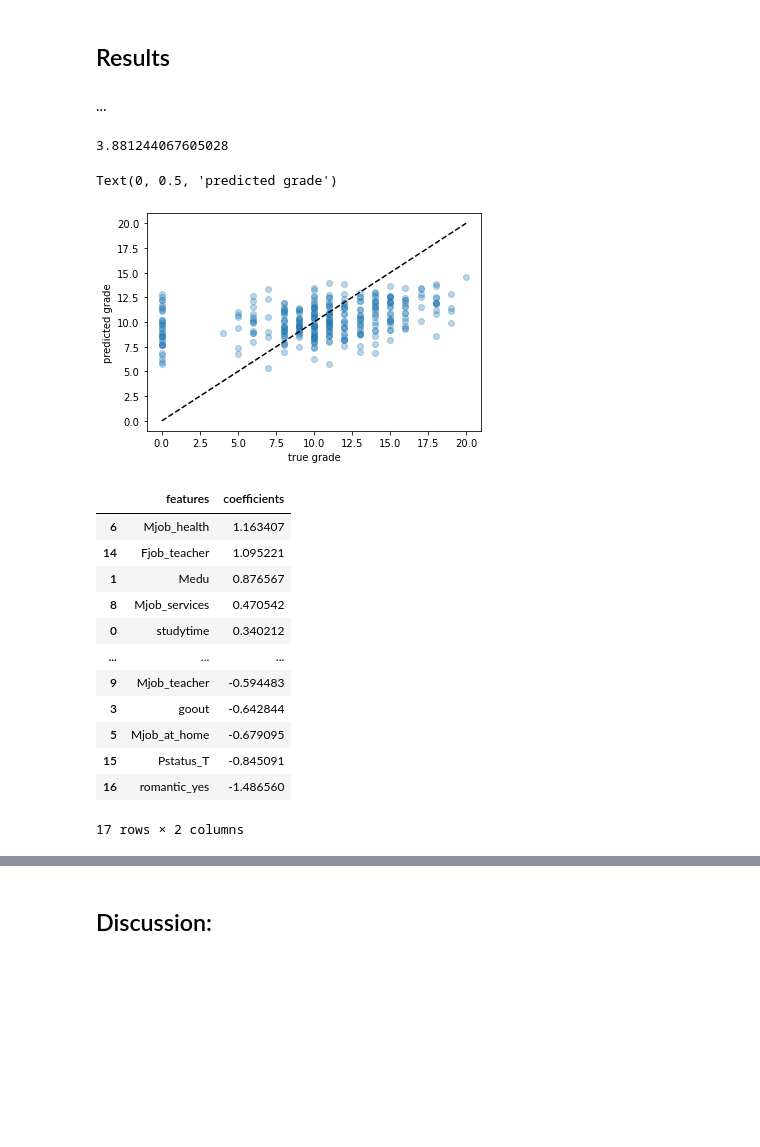
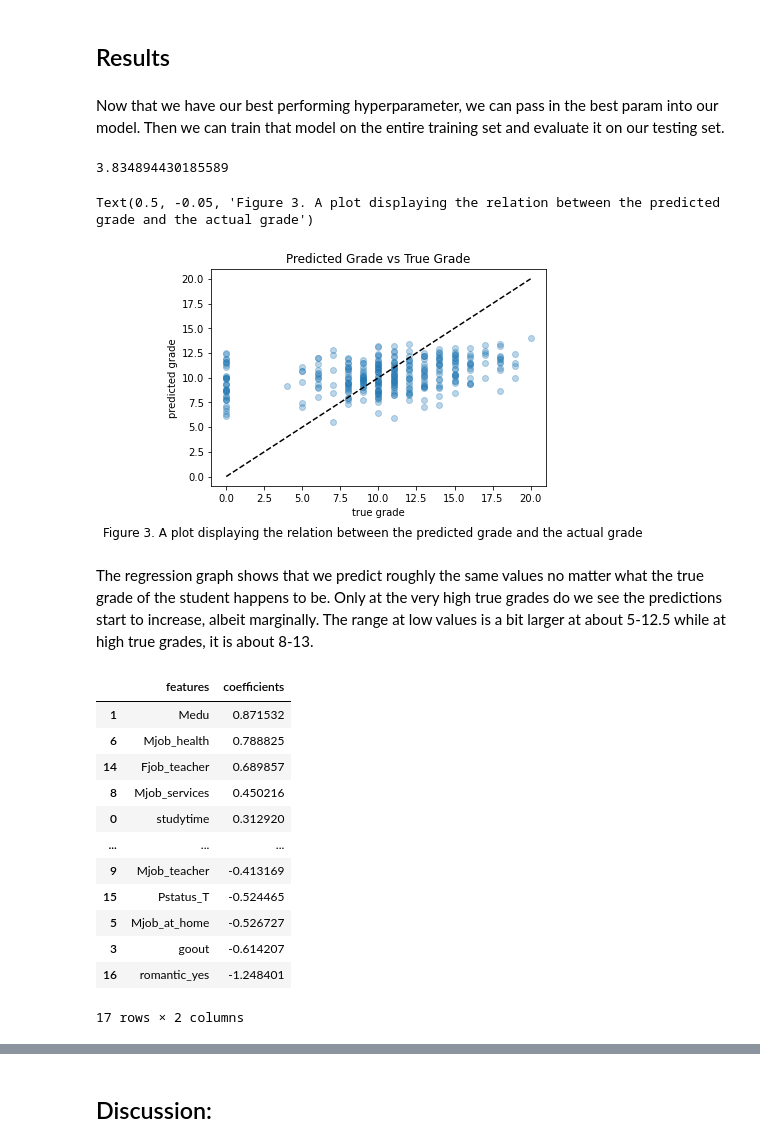
Before and after one commit to DSCI-310/DSCI-310-Group-1, a Jupyter notebook: StudentPerformance.ipynb, the cells around one changed output, grey strips where cells are left out. Cells and saved outputs as stored; diff of their text form; code cells hidden in the pictures; blank space fills up the shorter version.

```diff
--- a/StudentPerformance.ipynb
+++ b/StudentPerformance.ipynb
@@ -88,14 +89,13 @@ preprocessor = make_column_transformer(
 #create the pipeline to preprocess our data and apply linear regression
 pipelr = make_pipeline(preprocessor, Ridge())
 
-#check crossvalidation scores using RMSE error
-scores = cross_validate(
-    pipelr, X_train, y_train, return_train_score=True, scoring = "neg_root_mean_squared_error"
-)
+hyperparams = np.exp(np.random.uniform(-3, 3, 10))
 
+param_dist = {"ridge__alpha": hyperparams}
 
-print("The average cross-validation score was:", scores["test_score"].mean())
+rand_search = RandomizedSearchCV(pipelr, param_dist, n_jobs = -1, scoring = "neg_root_mean_squared_error")
+rand_search.fit(X_train, y_train)
 
-
-pd.DataFrame(scores)
+print(rand_search.best_params_)
+print(rand_search.best_score_)
 # %% [output]
@@ -109,24 +106,30 @@ The average cross-validation score was: -4.6610094069479615
 # %% [markdown]
 ## Results
 # %% [markdown]
-...
+Now that we have our best performing hyperparameter, we can pass in the best param into our model. Then we can train that model on the entire training set and evaluate it on our testing set.
 # %%
-pipelr.fit(X_train, y_train)
+pipelr2 = pipelr = make_pipeline(preprocessor, Ridge(alpha = 13.905594925482252))
+pipelr2.fit(X_train, y_train)
 
-predicted = pipelr.predict(X_test)
+predicted = pipelr2.predict(X_test)
 rms = mean_squared_error(y_test, predicted, squared=False)
 print(rms)
 # %% [output]
-3.881244067605028
+3.834894430185589
 # %%
+plt.title("Predicted Grade vs True Grade")
 plt.scatter(y_train, pipelr.predict(X_train), alpha=0.3)
 grid = np.linspace(y_train.min(), y_train.max(), 1000)
 plt.plot(grid, grid, "--k")
 plt.xlabel("true grade")
 plt.ylabel("predicted grade")
+txt = "Figure 3. A plot displaying the relation between the predicted grade and the actual grade"
+plt.figtext(0.5, -0.05, txt, wrap=True, horizontalalignment='center', fontsize=12)
 # %% [output]
-Text(0, 0.5, 'predicted grade')
+Text(0.5, -0.05, 'Figure 3. A plot displaying the relation between the predicted grade and the actual grade')
-[figure, old version]
+[figure, new version]
+# %% [markdown]
+The regression graph shows that we predict roughly the same values no matter what the true grade of the student happens to be. Only at the very high true grades do we see the predictions start to increase, albeit marginally. The range at low values is a bit larger at about 5-12.5 while at high true grades, it is about 8-13.
 # %%
 ohe_columns = list(
     preprocessor.named_transformers_["pipeline-2"]
@@ -150,15 +153,15 @@ df_coeff = pd.DataFrame(
 df_coeff.sort_values("coefficients",ascending=False)
 # %% [output]
 |  | features | coefficients |
-| 6 | Mjob_health | 1.163407 |
-| 14 | Fjob_teacher | 1.095221 |
-| 1 | Medu | 0.876567 |
-| 8 | Mjob_services | 0.470542 |
-| 0 | studytime | 0.340212 |
+| 1 | Medu | 0.871532 |
+| 6 | Mjob_health | 0.788825 |
+| 14 | Fjob_teacher | 0.689857 |
+| 8 | Mjob_services | 0.450216 |
+| 0 | studytime | 0.312920 |
 | ... | ... | ... |
-| 9 | Mjob_teacher | -0.594483 |
-| 3 | goout | -0.642844 |
-| 5 | Mjob_at_home | -0.679095 |
-| 15 | Pstatus_T | -0.845091 |
-| 16 | romantic_yes | -1.486560 |
+| 9 | Mjob_teacher | -0.413169 |
+| 15 | Pstatus_T | -0.524465 |
+| 5 | Mjob_at_home | -0.526727 |
+| 3 | goout | -0.614207 |
+| 16 | romantic_yes | -1.248401 |
 17 rows × 2 columns
```
Also changed, not shown: parts of 12 cells of this notebook.
